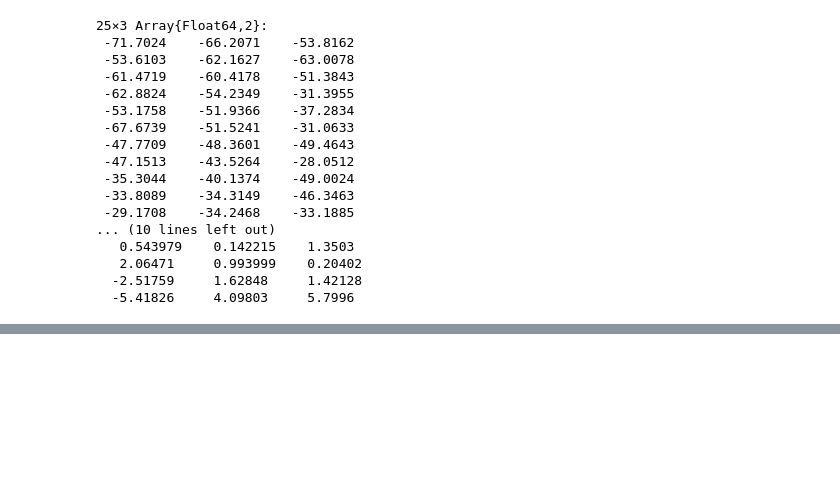
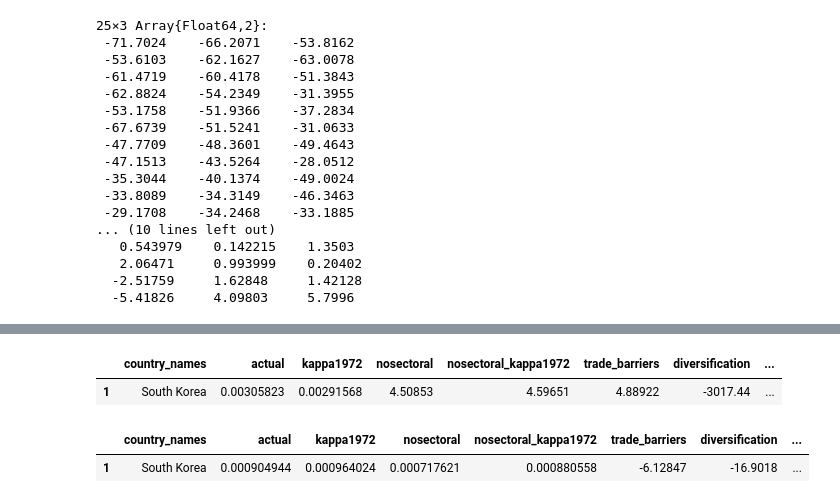
Before and after one commit to korenmiklos/impvol-julia, a Jupyter notebook: Compare CES to Cobb-Douglas.ipynb, the cells around one changed output, grey strips where cells are left out. Cells and saved outputs as stored; diff of their text form; code cells hidden in the pictures; blank space fills up the shorter version.

```diff
--- a/Compare CES to Cobb-Douglas.ipynb
+++ b/Compare CES to Cobb-Douglas.ipynb
@@ -132,0 +159,11 @@ plot_sorted(overall)
+# %%
+# explore outlier
+sigma05[21,:]
+# %% [output]
+|  | country_names | actual | kappa1972 | nosectoral | nosectoral_kappa1972 | trade_barriers | diversification | ... |
+| 1 | South Korea | 0.00305823 | 0.00291568 | 4.50853 | 4.59651 | 4.88922 | -3017.44 | ... |
+# %%
+sigma10[21,:]
+# %% [output]
+|  | country_names | actual | kappa1972 | nosectoral | nosectoral_kappa1972 | trade_barriers | diversification | ... |
+| 1 | South Korea | 0.000904944 | 0.000964024 | 0.000717621 | 0.000880558 | -6.12847 | -16.9018 | ... |
```
Also changed, not shown: parts of 7 cells of this notebook.
